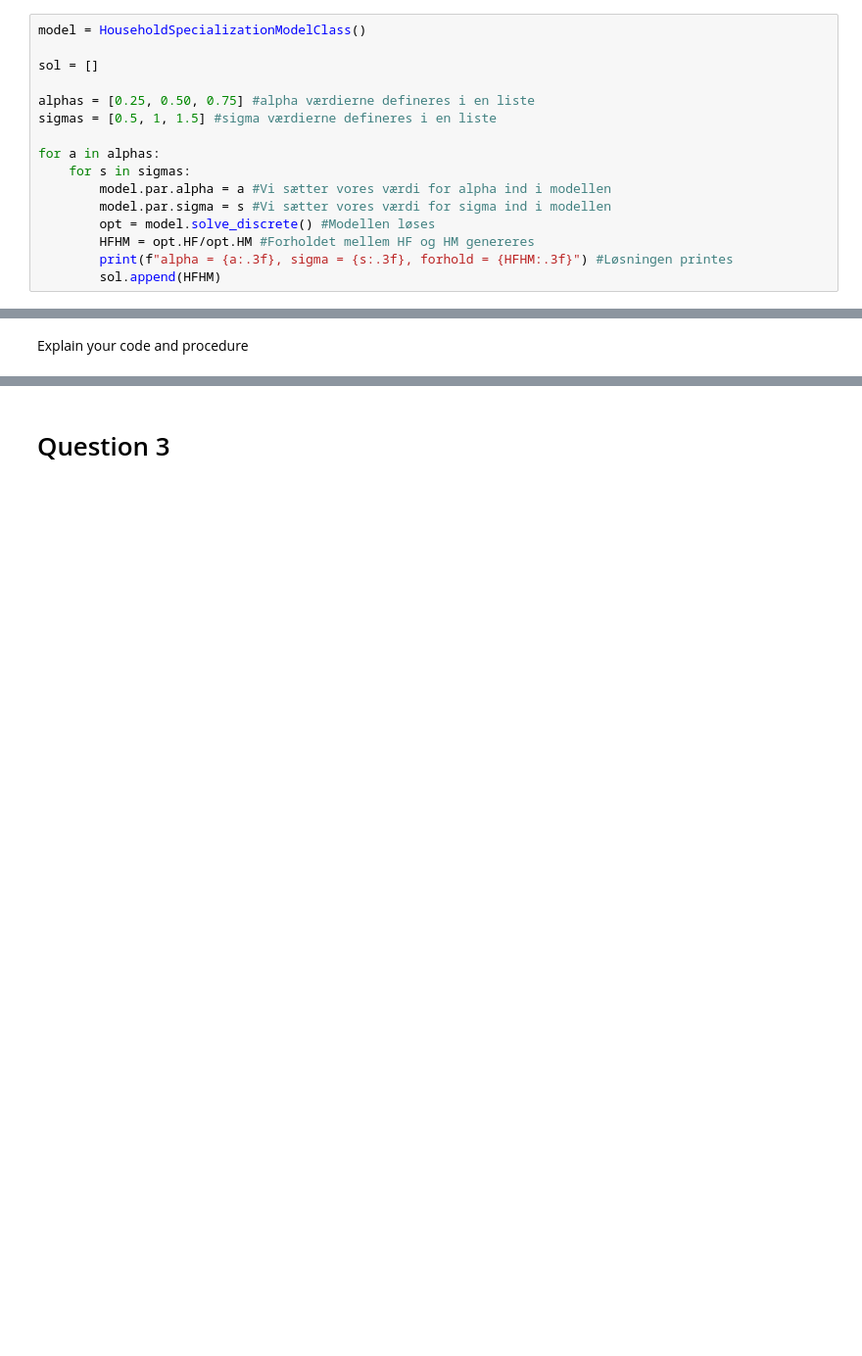
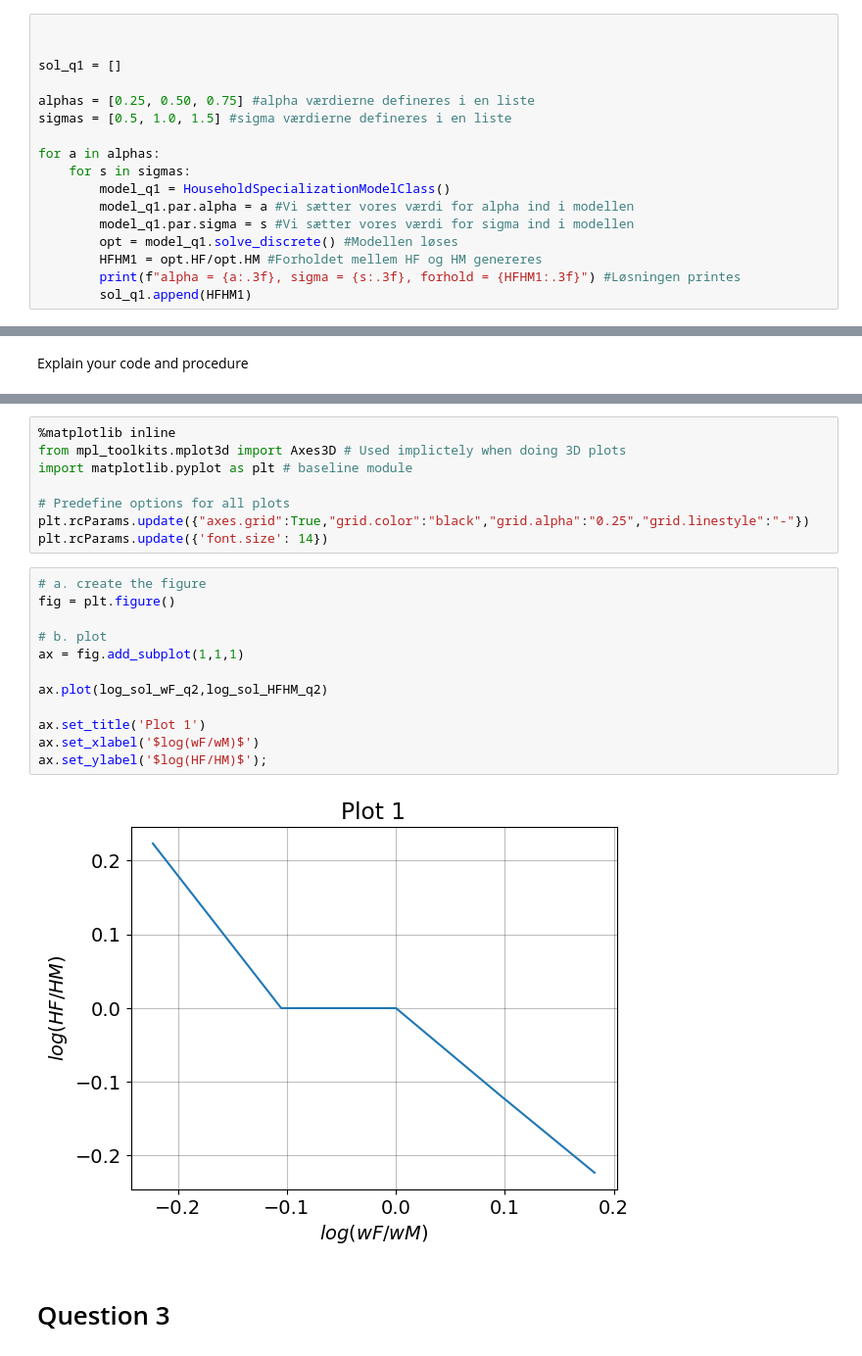
Before and after one commit to NumEconCopenhagen/projects-2023-pied-piper, a Jupyter notebook: inauguralproject/PP Aflevering 1.ipynb, the cells around one changed output, grey strips where cells are left out. Shown at 98% size. Saved outputs shown, nothing was run; the diff lists cells and outputs as text; blank space fills up the shorter version.

```diff
--- a/inauguralproject/PP Aflevering 1.ipynb
+++ b/inauguralproject/PP Aflevering 1.ipynb
@@ -21,21 +23,22 @@ from PythonAflevering1 import HouseholdSpecializationModelClass
 # %% [markdown]
 **Explain how you solve the model**
 # %%
-model = HouseholdSpecializationModelClass()
 
-sol = []
+
+sol_q1 = []
 
 alphas = [0.25, 0.50, 0.75] #alpha værdierne defineres i en liste
-sigmas = [0.5, 1, 1.5] #sigma værdierne defineres i en liste
+sigmas = [0.5, 1.0, 1.5] #sigma værdierne defineres i en liste
 
 for a in alphas:
     for s in sigmas:
-        model.par.alpha = a #Vi sætter vores værdi for alpha ind i modellen
-        model.par.sigma = s #Vi sætter vores værdi for sigma ind i modellen
-        opt = model.solve_discrete() #Modellen løses
-        HFHM = opt.HF/opt.HM #Forholdet mellem HF og HM genereres
-        print(f"alpha = {a:.3f}, sigma = {s:.3f}, forhold = {HFHM:.3f}") #Løsningen printes
-        sol.append(HFHM)
+        model_q1 = HouseholdSpecializationModelClass()
+        model_q1.par.alpha = a #Vi sætter vores værdi for alpha ind i modellen
+        model_q1.par.sigma = s #Vi sætter vores værdi for sigma ind i modellen
+        opt = model_q1.solve_discrete() #Modellen løses
+        HFHM1 = opt.HF/opt.HM #Forholdet mellem HF og HM genereres
+        print(f"alpha = {a:.3f}, sigma = {s:.3f}, forhold = {HFHM1:.3f}") #Løsningen printes
+        sol_q1.append(HFHM1)
 # %% [output]
 alpha = 0.250, sigma = 0.500, forhold = 0.545
 alpha = 0.250, sigma = 1.000, forhold = 0.308
@@ -61,3 +89,25 @@ print(log_sol)
+# %%
+%matplotlib inline
+from mpl_toolkits.mplot3d import Axes3D # Used implictely when doing 3D plots
+import matplotlib.pyplot as plt # baseline module
+
+# Predefine options for all plots
+plt.rcParams.update({"axes.grid":True,"grid.color":"black","grid.alpha":"0.25","grid.linestyle":"-"})
+plt.rcParams.update({'font.size': 14})
+# %%
+# a. create the figure
+fig = plt.figure()
+
+# b. plot
+ax = fig.add_subplot(1,1,1)
+
+ax.plot(log_sol_wF_q2,log_sol_HFHM_q2)
+
+ax.set_title('Plot 1')
+ax.set_xlabel('$log(wF/wM)$')
+ax.set_ylabel('$log(HF/HM)$');
+# %% [output]
+[figure, added]
 # %% [markdown]
 # Question 3
 # %% [markdown]
```
Also changed, not shown: parts of 9 cells of this notebook, 1 other file.
